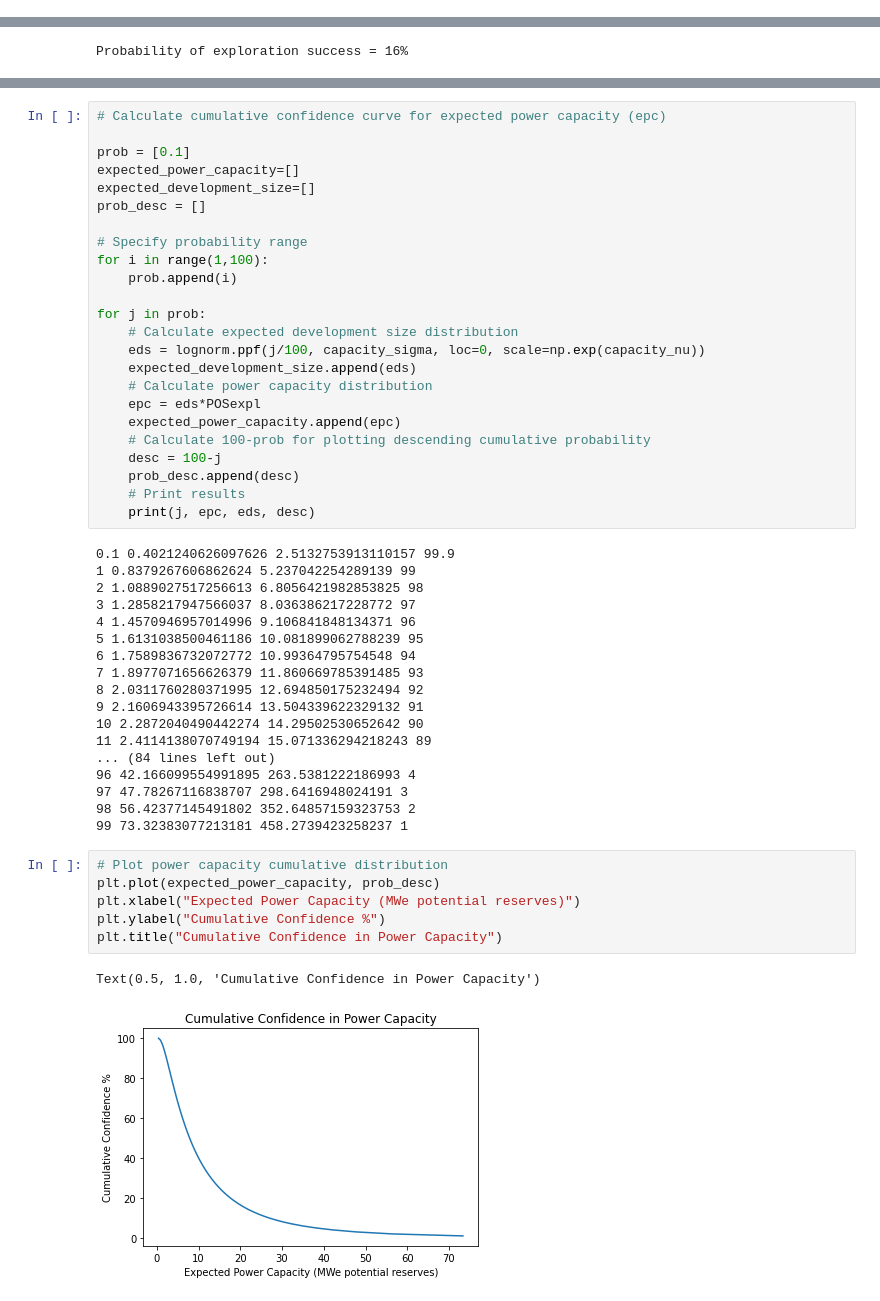
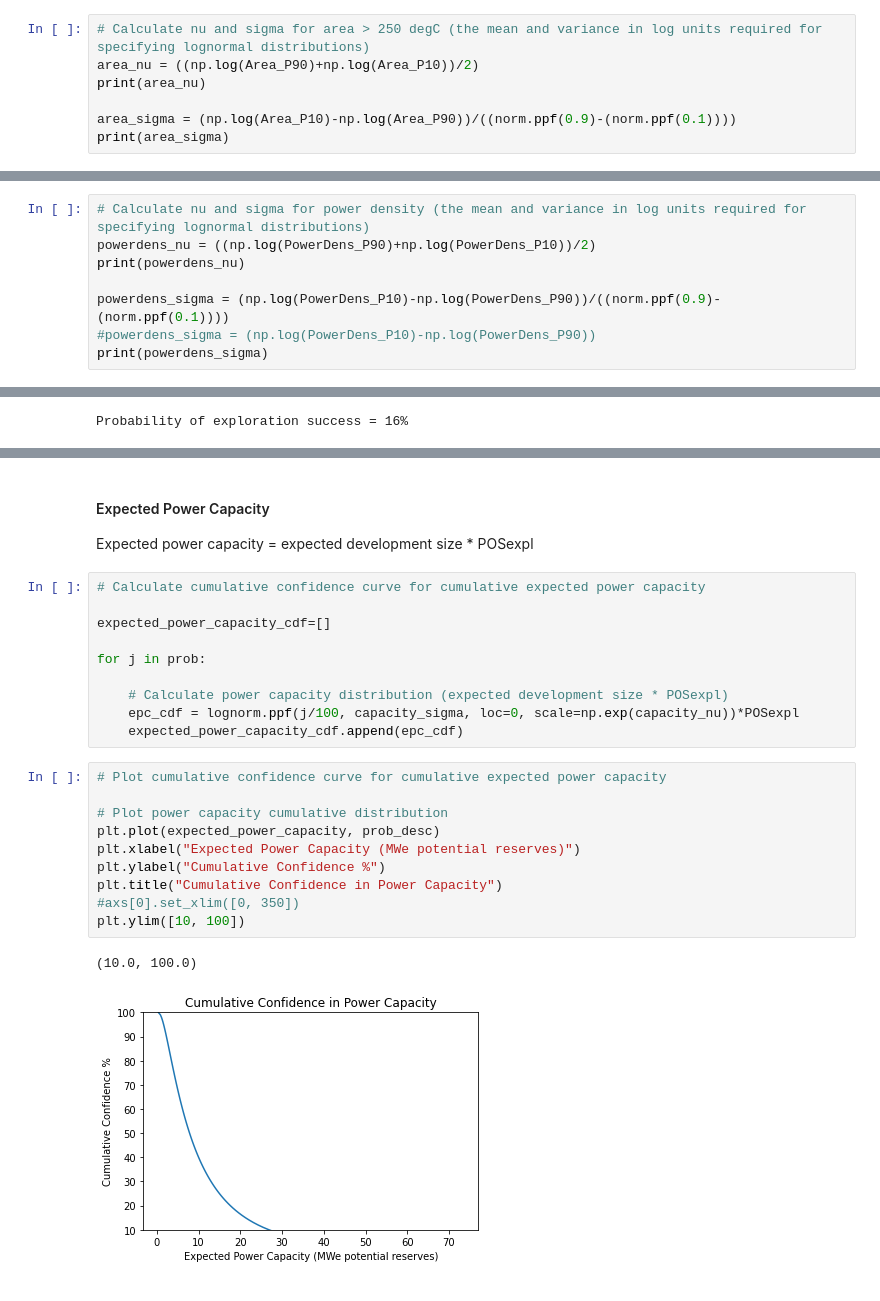
Before and after one commit to Geothermal-Resource-Capacity/Power-Density, a Jupyter notebook: notebooks/Resource_estimator_Hannah-checkpoint.ipynb, the cells around one changed output, grey strips where cells are left out. Cells and saved outputs as stored; diff of their text form.

Commit message:
Separated notebook sections for power capacity and developed reservoir size

```diff
--- a/notebooks/Resource_estimator_Hannah-checkpoint.ipynb
+++ b/notebooks/Resource_estimator_Hannah-checkpoint.ipynb
@@ -13,0 +30,7 @@ import matplotlib.pyplot as plt
+# %%
+# Calculate nu and sigma for area > 250 degC (the mean and variance in log units required for specifying lognormal distributions)
+area_nu = ((np.log(Area_P90)+np.log(Area_P10))/2)
+print(area_nu)
+
+area_sigma = (np.log(Area_P10)-np.log(Area_P90))/((norm.ppf(0.9)-(norm.ppf(0.1))))
+print(area_sigma)
@@ -13,0 +40,8 @@ import matplotlib.pyplot as plt
+# %%
+# Calculate nu and sigma for power density (the mean and variance in log units required for specifying lognormal distributions)
+powerdens_nu = ((np.log(PowerDens_P90)+np.log(PowerDens_P10))/2)
+print(powerdens_nu)
+
+powerdens_sigma = (np.log(PowerDens_P10)-np.log(PowerDens_P90))/((norm.ppf(0.9)-(norm.ppf(0.1))))
+#powerdens_sigma = (np.log(PowerDens_P10)-np.log(PowerDens_P90))
+print(powerdens_sigma)
@@ -77,51 +108,27 @@ print(capacity_sigma)
+# %% [markdown]
+#### Expected Power Capacity
+
+Expected power capacity = expected development size * POSexpl
 # %%
-# Calculate cumulative confidence curve for expected power capacity (epc)
+# Calculate cumulative confidence curve for cumulative expected power capacity
 
-prob = [0.1]
-expected_power_capacity=[]
-expected_development_size=[]
-prob_desc = []
-
-# Specify probability range
-for i in range(1,100):
-    prob.append(i)
+expected_power_capacity_cdf=[]
 
 for j in prob:
-    # Calculate expected development size distribution
-    eds = lognorm.ppf(j/100, capacity_sigma, loc=0, scale=np.exp(capacity_nu))
-    expected_development_size.append(eds)
-    # Calculate power capacity distribution
-    epc = eds*POSexpl
-    expected_power_capacity.append(epc)
-    # Calculate 100-prob for plotting descending cumulative probability
-    desc = 100-j
-    prob_desc.append(desc)
-    # Print results
-    print(j, epc, eds, desc)
+
+    # Calculate power capacity distribution (expected development size * POSexpl)
+    epc_cdf = lognorm.ppf(j/100, capacity_sigma, loc=0, scale=np.exp(capacity_nu))*POSexpl
+    expected_power_capacity_cdf.append(epc_cdf)
-# %% [output]
-0.1 0.4021240626097626 2.5132753913110157 99.9
-1 0.8379267606862624 5.237042254289139 99
-2 1.0889027517256613 6.8056421982853825 98
-3 1.2858217947566037 8.036386217228772 97
-4 1.4570946957014996 9.106841848134371 96
-5 1.6131038500461186 10.081899062788239 95
-6 1.7589836732072772 10.99364795754548 94
-7 1.8977071656626379 11.860669785391485 93
-8 2.0311760280371995 12.694850175232494 92
-9 2.1606943395726614 13.504339622329132 91
-10 2.2872040490442274 14.29502530652642 90
-11 2.4114138070749194 15.071336294218243 89
-... (84 lines left out)
-96 42.166099554991895 263.5381222186993 4
-97 47.78267116838707 298.6416948024191 3
-98 56.42377145491802 352.64857159323753 2
-99 73.32383077213181 458.2739423258237 1
 # %%
+# Plot cumulative confidence curve for cumulative expected power capacity
+
 # Plot power capacity cumulative distribution
 plt.plot(expected_power_capacity, prob_desc)
 plt.xlabel("Expected Power Capacity (MWe potential reserves)")
 plt.ylabel("Cumulative Confidence %")
 plt.title("Cumulative Confidence in Power Capacity")
+#axs[0].set_xlim([0, 350])
+plt.ylim([10, 100])
 # %% [output]
-Text(0.5, 1.0, 'Cumulative Confidence in Power Capacity')
+(10.0, 100.0)
-[figure, old version]
+[figure, new version]
```
Also changed, not shown: parts of 21 cells of this notebook, 1 other file.
